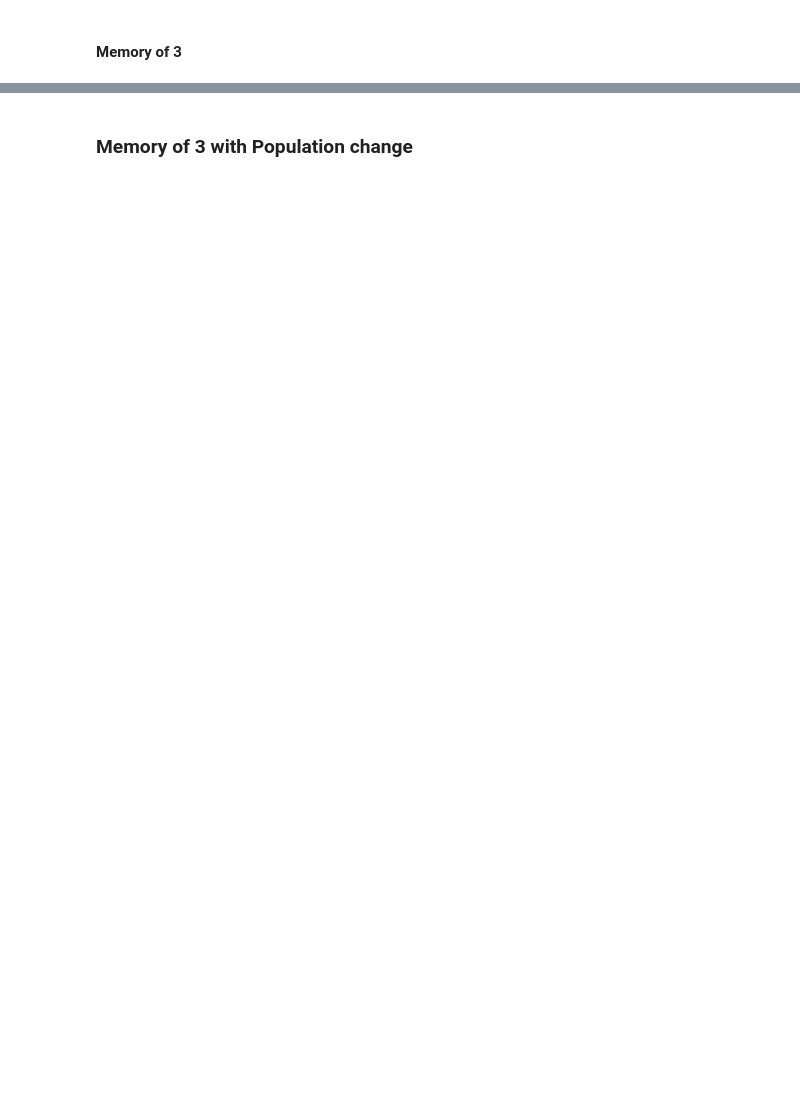
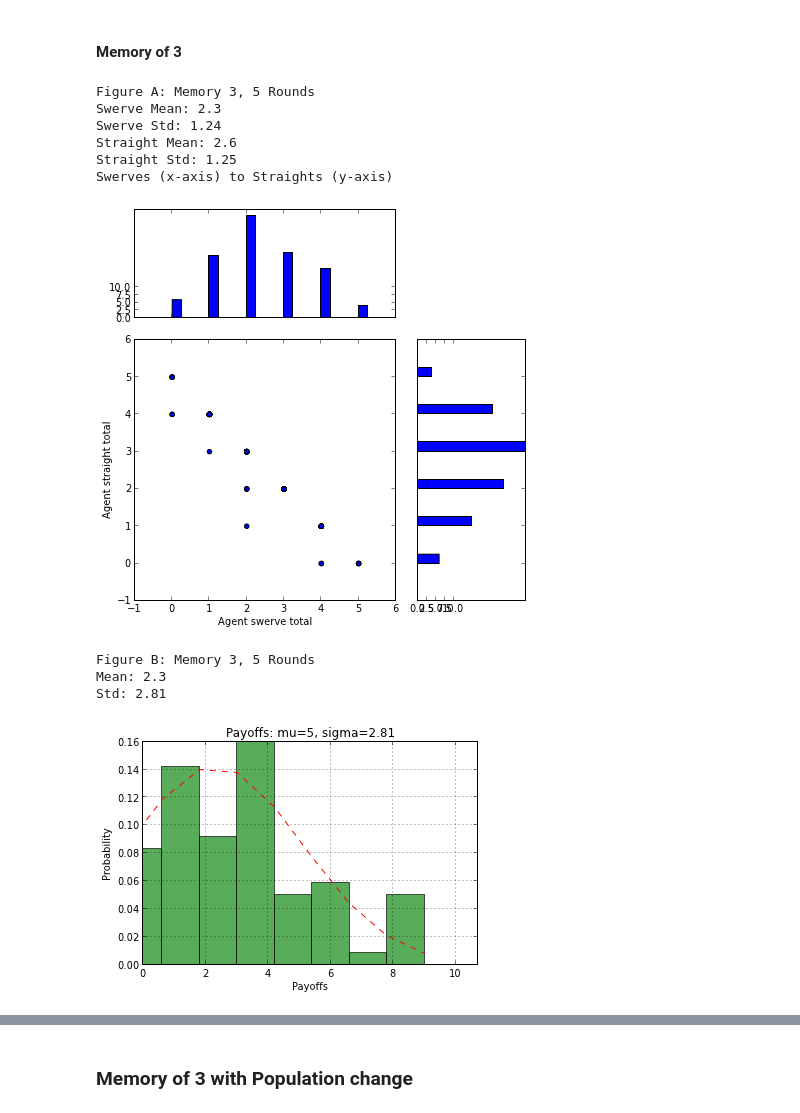
Before and after one commit to WenjingWang1001/css610, a Jupyter notebook: ziagent_game/analysis.ipynb, the cells around one changed output, grey strips where cells are left out. Saved outputs shown, nothing was run; the diff lists cells and outputs as text; code cells hidden in the pictures; blank space fills up the shorter version.

```diff
--- a/ziagent_game/analysis.ipynb
+++ b/ziagent_game/analysis.ipynb
@@ -238,9 +357,21 @@ run_and_graph(players, rounds, memory, g_type)
 # %%
 players = 100
 rounds = 5
-memory = 0
+memory = 3
 g_type = 'Memory 3, 5 Rounds'
 run_and_graph(players, rounds, memory, g_type)
+# %% [output]
+Figure A: Memory 3, 5 Rounds
+Swerve Mean: 2.3
+Swerve Std: 1.24
+Straight Mean: 2.6
+Straight Std: 1.25
+Swerves (x-axis) to Straights (y-axis)
+[figure, added]
+Figure B: Memory 3, 5 Rounds
+Mean: 2.3
+Std: 2.81
+[figure, added]
 # %%
 players = 100
 rounds = 25
```
Also changed, not shown: parts of 19 cells of this notebook.
